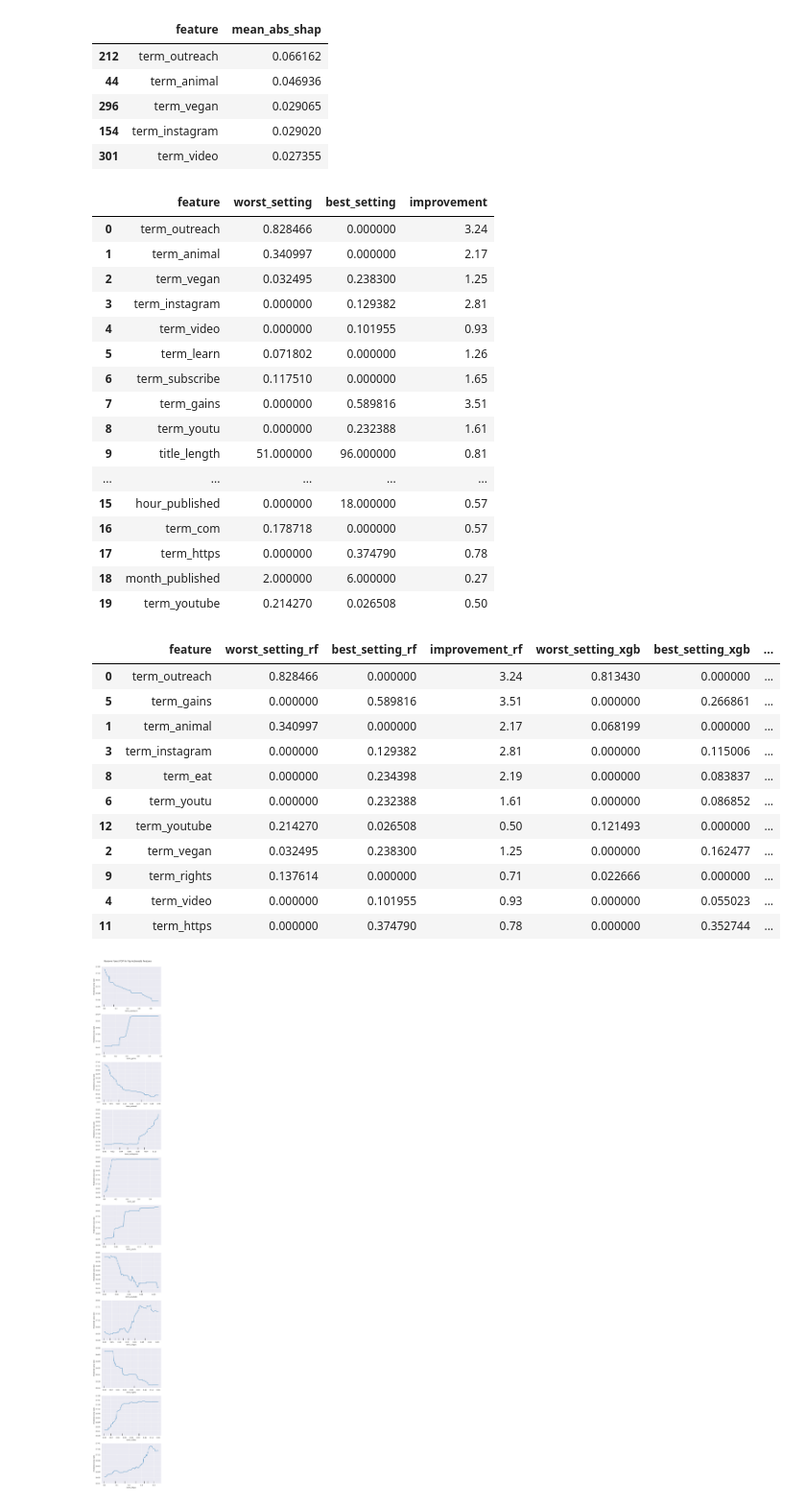
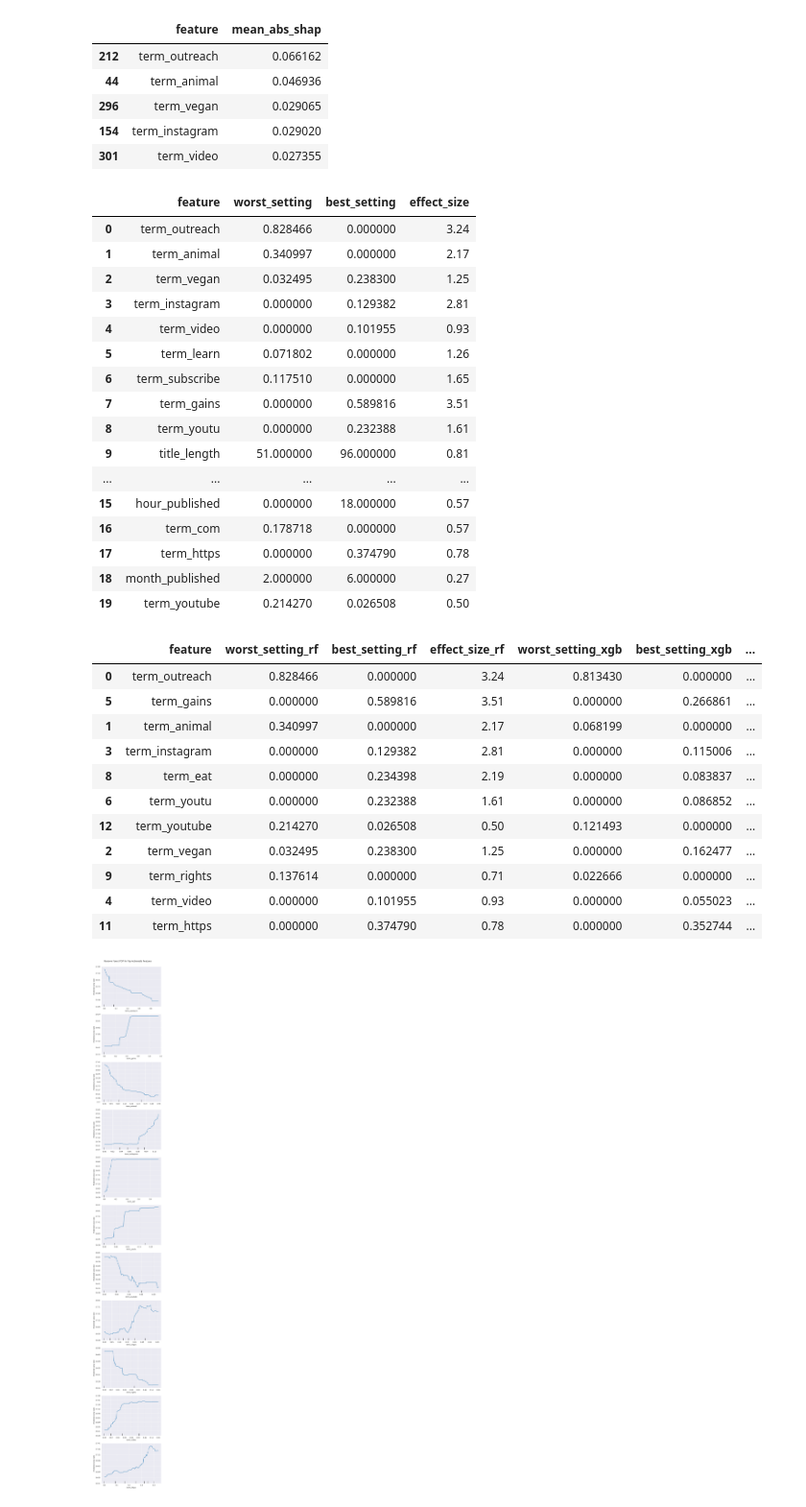
Before and after one commit to gh4rris/vegan_youtube, a Jupyter notebook: 05_interpretation.ipynb, the cells around one changed output. Shown: that part at 96% size. Saved outputs shown, nothing was run; the diff lists cells and outputs as text; code cells hidden in the pictures.

```diff
--- a/05_interpretation.ipynb
+++ b/05_interpretation.ipynb
@@ -71,34 +70,34 @@ rf_top_features.head()
 | 154 | term_instagram | 0.029020 |
 | 301 | term_video | 0.027355 |
 # %%
-# add the view rate improvement for the worst to best settings for top actionable features to a dataframe
+# add the view rate effect size for the worst to best settings for top actionable features to a dataframe
 X_train = X_train.astype("float")
 
 def get_improvement_df(model, feature_df):
-    recommendations = {"feature": [], "worst_setting": [], "best_setting": [], "improvement": []}
+    recommendations = {"feature": [], "worst_setting": [], "best_setting": [], "effect_size": []}
 
     for feature in feature_df["feature"]:
         pdp_results = partial_dependence(estimator=model, X=X_train, features=[feature])
 
         y_box = pdp_results["average"][0]
         y_original = inv_boxcox(y_box, fitted_lambda).round(2)
         x_vals = pdp_results["grid_values"][0]
 
         min_idx = np.argmin(y_original)
         max_idx = np.argmax(y_original)
 
         recommendations["feature"].append(feature)
         recommendations["worst_setting"].append(x_vals[min_idx])
         recommendations["best_setting"].append(x_vals[max_idx])
-        recommendations["improvement"].append(y_original[max_idx] - y_original[min_idx])
+        recommendations["effect_size"].append(y_original[max_idx] - y_original[min_idx])
 
     return pd.DataFrame(recommendations)
 
 rf_recommendations = get_improvement_df(rf_pipeline, rf_top_features)
 xgb_recommendations = get_improvement_df(xgb_pipeline, xgb_top_features)
 rf_recommendations
 # %% [output]
-|  | feature | worst_setting | best_setting | improvement |
+|  | feature | worst_setting | best_setting | effect_size |
 | 0 | term_outreach | 0.828466 | 0.000000 | 3.24 |
 | 1 | term_animal | 0.340997 | 0.000000 | 2.17 |
 | 2 | term_vegan | 0.032495 | 0.238300 | 1.25 |
@@ -118,14 +117,14 @@ rf_recommendations
 # %%
 # inner join rf and xgb on feature name, sort by mean improvement and filter out model disagreements
 cross_recommendations = rf_recommendations.merge(xgb_recommendations, on="feature", suffixes=["_rf", "_xgb"])
-cross_recommendations["mean_improvement"] = (cross_recommendations["improvement_rf"] + cross_recommendations["improvement_xgb"]) / 2
-cross_recommendations.sort_values("mean_improvement", ascending=False, inplace=True)
+cross_recommendations["mean_effect_size"] = (cross_recommendations["effect_size_rf"] + cross_recommendations["effect_size_xgb"]) / 2
+cross_recommendations.sort_values("mean_effect_size", ascending=False, inplace=True)
 larger_agree = (cross_recommendations["worst_setting_rf"] < cross_recommendations["best_setting_rf"]) & (cross_recommendations["worst_setting_xgb"] < cross_recommendations["best_setting_xgb"])
 smaller_agree = (cross_recommendations["worst_setting_rf"] > cross_recommendations["best_setting_rf"]) & (cross_recommendations["worst_setting_xgb"] > cross_recommendations["best_setting_xgb"])
 cross_recommendations = cross_recommendations[larger_agree | smaller_agree]
 cross_recommendations
 # %% [output]
-|  | feature | worst_setting_rf | best_setting_rf | improvement_rf | worst_setting_xgb | best_setting_xgb | ... |
+|  | feature | worst_setting_rf | best_setting_rf | effect_size_rf | worst_setting_xgb | best_setting_xgb | ... |
 | 0 | term_outreach | 0.828466 | 0.000000 | 3.24 | 0.813430 | 0.000000 | ... |
 | 5 | term_gains | 0.000000 | 0.589816 | 3.51 | 0.000000 | 0.266861 | ... |
 | 1 | term_animal | 0.340997 | 0.000000 | 2.17 | 0.068199 | 0.000000 | ... |
```
Also changed, not shown: parts of 7 cells of this notebook, 3 other files.
